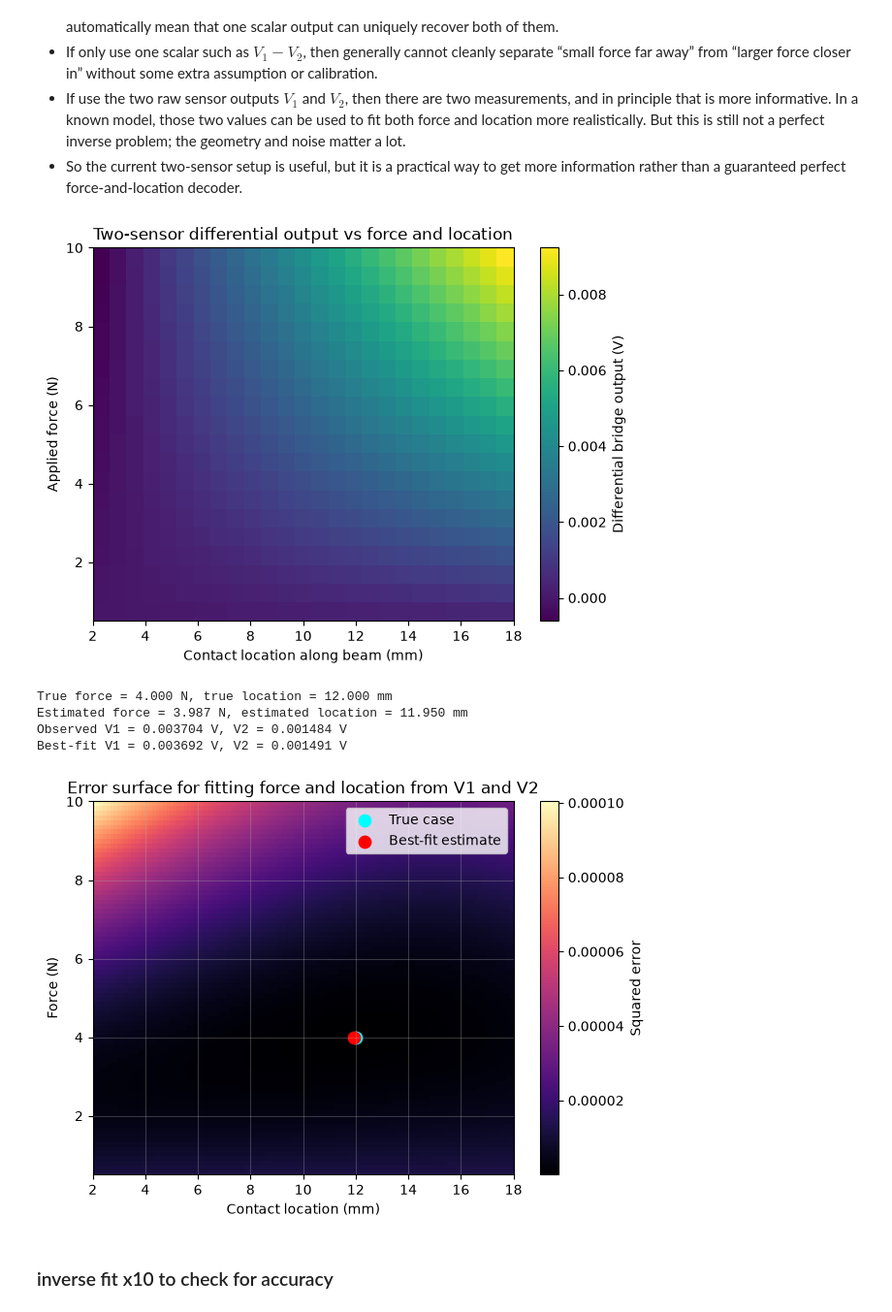
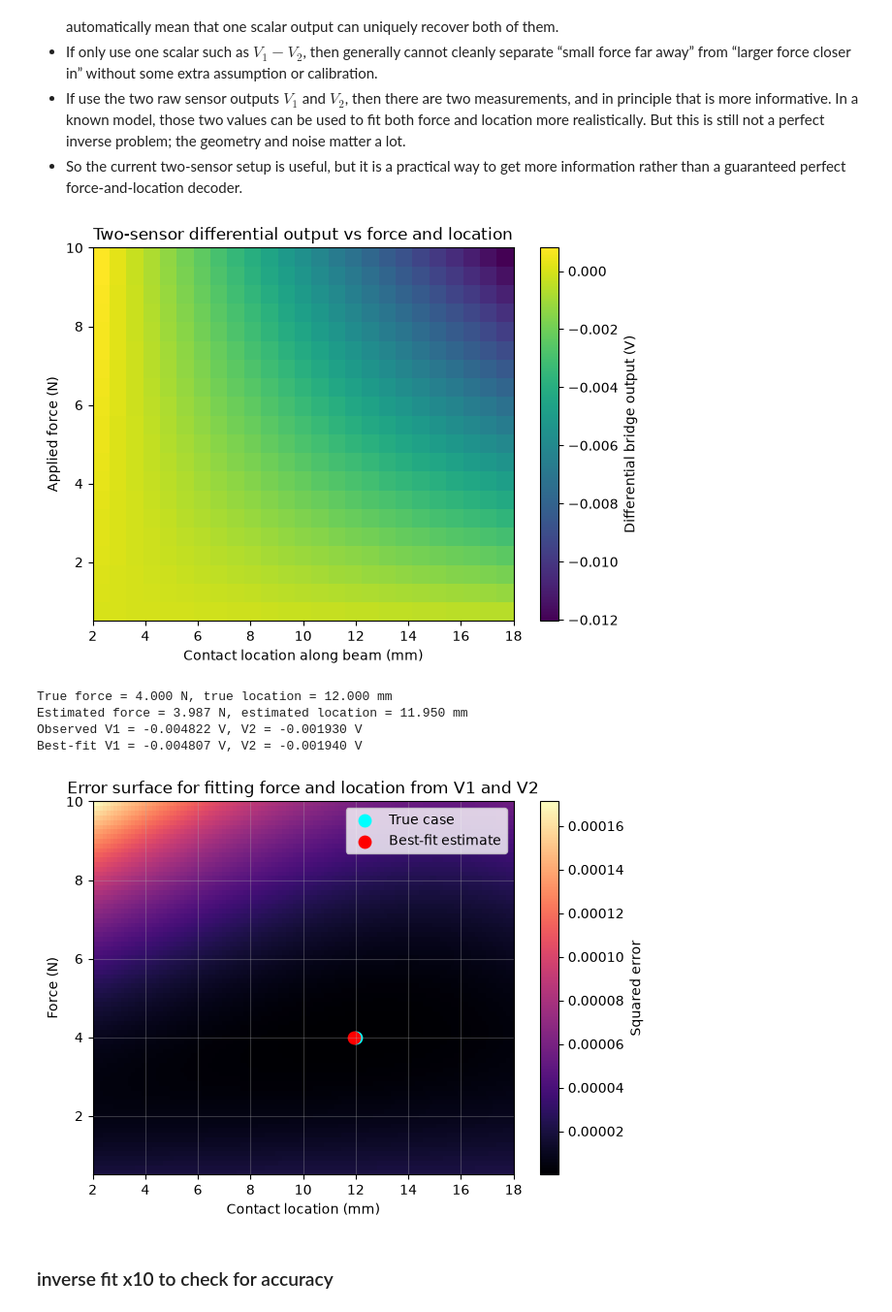
Before and after one commit to MZhouItsg/StrainSimTesting, a Jupyter notebook: 260629test.ipynb, the cells around one changed output. Shown at 97% size. Saved outputs shown, nothing was run; the diff lists cells and outputs as text; code cells hidden in the pictures.

```diff
--- a/260629test.ipynb
+++ b/260629test.ipynb
@@ -475,6 +493,7 @@ L = 0.02
 E = 200e9
 b = 0.008
 t = 0.002
+nu = 0.3
 I = b * t**3 / 12
 c = t / 2
 
@@ -485,7 +504,6 @@ R0 = 350
 GF = 2.0
 Vex = 3.3
 G = 20
-h_mem = 50e-6
 
 forces = np.linspace(0.5, 10, 20)
 locations = np.linspace(0.002, 0.018, 25)
@@ -495,18 +513,33 @@ def beam_strain(F, x):
     return (F * (x_force - x)) * c / (E * I)
 
 
-def mems_bridge_output(eps, G=G, h_mem=h_mem):
+def gauge_strain(eps_x, eps_y, gamma_xy, angle_deg):
+    theta = np.deg2rad(angle_deg)
+    ct = np.cos(theta)
+    st = np.sin(theta)
+    return eps_x * ct**2 + eps_y * st**2 + gamma_xy * st * ct
+
+
+def mems_bridge_output(eps, G=G, orientation='0/90'):
     eps0 = G * eps
-    y = np.array([-0.5, 0.5, 0.5, -0.5]) * h_mem
-    kappa = eps0 / max(h_mem, 1e-12)
-    eps_local = eps0 + kappa * y
+    eps_y = -nu * eps0
 
-    R1 = R0 * (1 + GF * eps_local[0])
-    R2 = R0 * (1 + GF * eps_local[1])
-    R3 = R0 * (1 + GF * eps_local[2])
-    R4 = R0 * (1 + GF * eps_local[3])
+    if orientation == '0/90':
+        angles = np.array([0.0, 90.0, 90.0, 0.0])
+    elif orientation == '45/45':
+        angles = np.array([45.0, -45.0, -45.0, 45.0])
+    else:
+        raise ValueError("orientation must be '0/90' or '45/45'")
+
+    strains = np.array([gauge_strain(eps0, eps_y, 0.0, a) for a in angles])
+
+    R1 = R0 * (1 + GF * strains[0])
+    R2 = R0 * (1 + GF * strains[1])
+    R3 = R0 * (1 + GF * strains[2])
+    R4 = R0 * (1 + GF * strains[3])
 
     return Vex * ((R2 / (R1 + R2)) - (R4 / (R3 + R4)))
+
 
 # Differential output for the two-sensor model
 Vmap = np.zeros((len(forces), len(locations)))
@@ -580,39 +613,39 @@ for i, F in enumerate(force_grid):
             best_V2 = V2_pred
 
 print(f'True force = {true_force:.3f} N, true location = {true_location*1000:.3f} mm')
 print(f'Estimated force = {best_F:.3f} N, estimated location = {best_x*1000:.3f} mm')
 print(f'Observed V1 = {V1_true:.6f} V, V2 = {V2_true:.6f} V')
 print(f'Best-fit V1 = {best_V1:.6f} V, V2 = {best_V2:.6f} V')
 
 # ==============================
 # Visualization: error surface and best-fit point
 # ==============================
 fig, ax = plt.subplots(figsize=(7, 5))
 
 im = ax.imshow(
     error_map,
     aspect='auto',
     origin='lower',
     extent=[location_grid[0]*1000, location_grid[-1]*1000, force_grid[0], force_grid[-1]],
     cmap='magma',
 )
 plt.colorbar(im, ax=ax, label='Squared error')
 
 ax.scatter(true_location*1000, true_force, color='cyan', s=80, label='True case')
 ax.scatter(best_x*1000, best_F, color='red', s=80, label='Best-fit estimate')
 ax.set_xlabel('Contact location (mm)')
 ax.set_ylabel('Force (N)')
 ax.set_title('Error surface for fitting force and location from V1 and V2')
 ax.grid(True, alpha=0.3)
 ax.legend()
 plt.show()
 # %% [output]
-[figure, old version]
+[figure, new version]
 True force = 4.000 N, true location = 12.000 mm
 Estimated force = 3.987 N, estimated location = 11.950 mm
-Observed V1 = 0.003704 V, V2 = 0.001484 V
-Best-fit V1 = 0.003692 V, V2 = 0.001491 V
+Observed V1 = -0.004822 V, V2 = -0.001930 V
+Best-fit V1 = -0.004807 V, V2 = -0.001940 V
-[figure, old version]
+[figure, new version]
 # %% [markdown]
 ### inverse fit x10 to check for accuracy
 # %%
```
Also changed, not shown: parts of 13 cells of this notebook, 1 other file.
